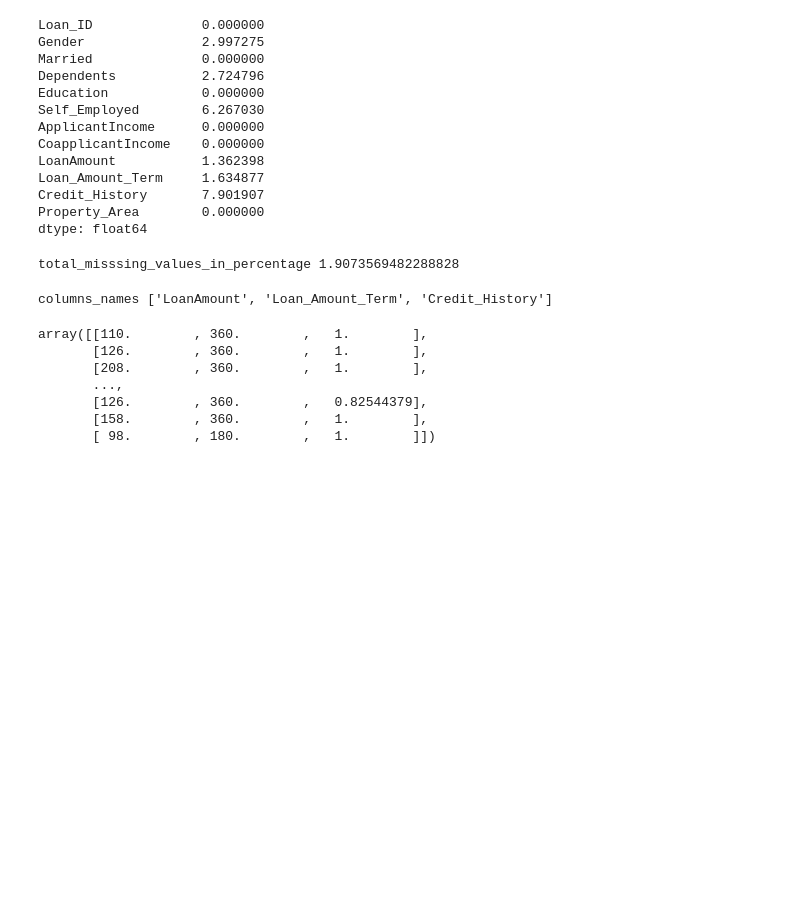
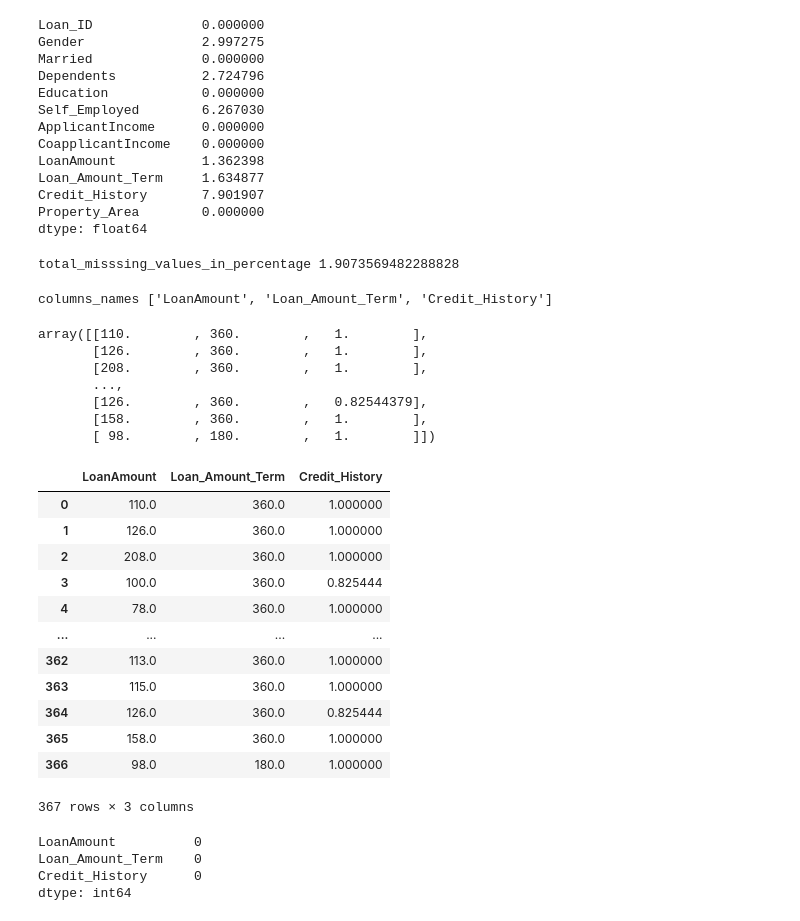
Before and after one commit to Singh-Prince-Rinku/2025, a Jupyter notebook: Machine Learning/Day_1/Data_Handling.ipynb, the cells around one changed output. Drawn from its saved outputs; the diff is of its cells as text; code cells hidden in the pictures; blank space fills up the shorter version.

Commit message:
changes to be committed: modified: Machine Learning/Day_1/Data_Handling.ipynb

```diff
--- a/Machine Learning/Day_1/Data_Handling.ipynb
+++ b/Machine Learning/Day_1/Data_Handling.ipynb
@@ -504,3 +504,30 @@ array([[110.        , 360.        ,   1.        ],
        [126.        , 360.        ,   0.82544379],
        [158.        , 360.        ,   1.        ],
        [ 98.        , 180.        ,   1.        ]])
+# %%
+ar = n_data.fit_transform(data[['LoanAmount', 'Loan_Amount_Term', 'Credit_History']])
+# %%
+data_1 =pd.DataFrame(ar,columns=data.select_dtypes(include = "float64").columns)
+# %%
+data_1
+# %% [output]
+|  | LoanAmount | Loan_Amount_Term | Credit_History |
+| 0 | 110.0 | 360.0 | 1.000000 |
+| 1 | 126.0 | 360.0 | 1.000000 |
+| 2 | 208.0 | 360.0 | 1.000000 |
+| 3 | 100.0 | 360.0 | 0.825444 |
+| 4 | 78.0 | 360.0 | 1.000000 |
+| ... | ... | ... | ... |
+| 362 | 113.0 | 360.0 | 1.000000 |
+| 363 | 115.0 | 360.0 | 1.000000 |
+| 364 | 126.0 | 360.0 | 0.825444 |
+| 365 | 158.0 | 360.0 | 1.000000 |
+| 366 | 98.0 | 180.0 | 1.000000 |
+367 rows × 3 columns
+# %%
+data_1.isnull().sum()
+# %% [output]
+LoanAmount          0
+Loan_Amount_Term    0
+Credit_History      0
+dtype: int64
```
